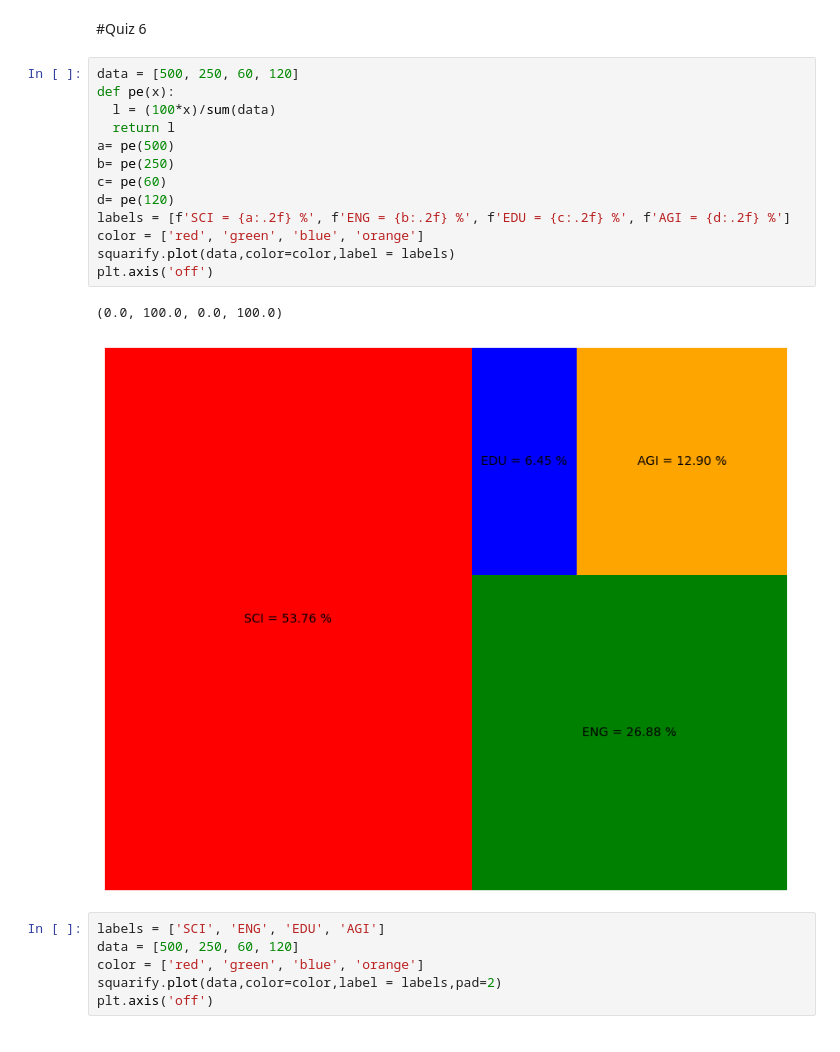
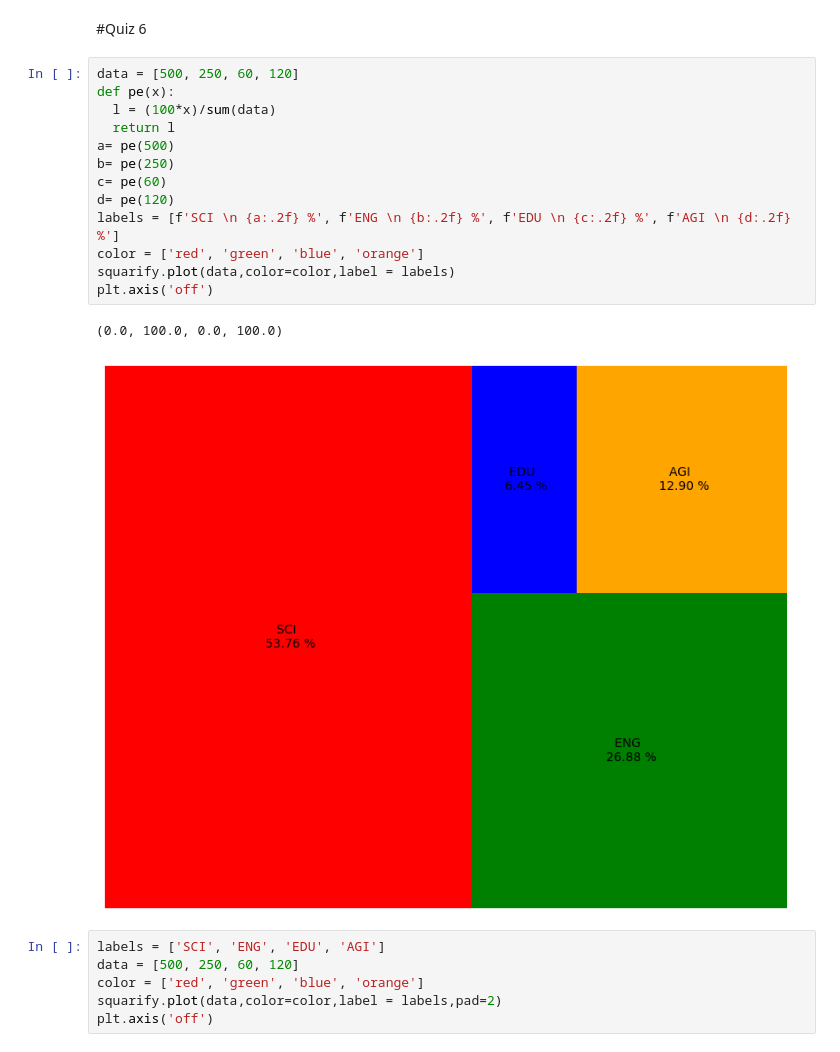
Before and after one commit to MOOwuttichai/python_dataviz2023, a Jupyter notebook: DataViz04_Data_Comparison.ipynb, the cells around one changed output. Drawn from its saved outputs; the diff is of its cells as text.

```diff
--- a/DataViz04_Data_Comparison.ipynb
+++ b/DataViz04_Data_Comparison.ipynb
@@ -506,19 +506,19 @@ plt.axis('off')
 # %%
 data = [500, 250, 60, 120]
 def pe(x):
   l = (100*x)/sum(data)
   return l
 a= pe(500)
 b= pe(250)
 c= pe(60)
 d= pe(120)
-labels = [f'SCI = {a:.2f} %', f'ENG = {b:.2f} %', f'EDU = {c:.2f} %', f'AGI = {d:.2f} %']
+labels = [f'SCI \n {a:.2f} %', f'ENG \n {b:.2f} %', f'EDU \n {c:.2f} %', f'AGI \n {d:.2f} %']
 color = ['red', 'green', 'blue', 'orange']
 squarify.plot(data,color=color,label = labels)
 plt.axis('off')
 # %% [output]
 (0.0, 100.0, 0.0, 100.0)
-[figure, old version]
+[figure, new version]
 # %%
 labels = ['SCI', 'ENG', 'EDU', 'AGI']
 data = [500, 250, 60, 120]
```
